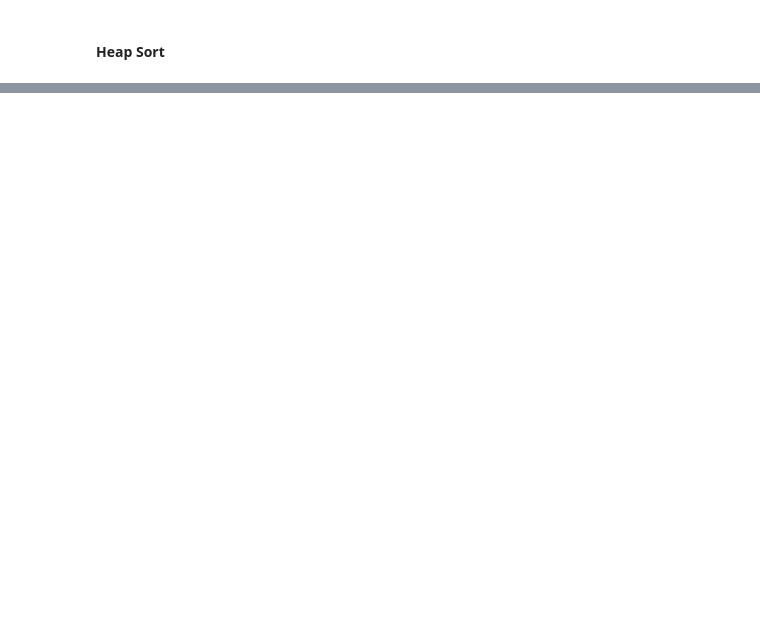
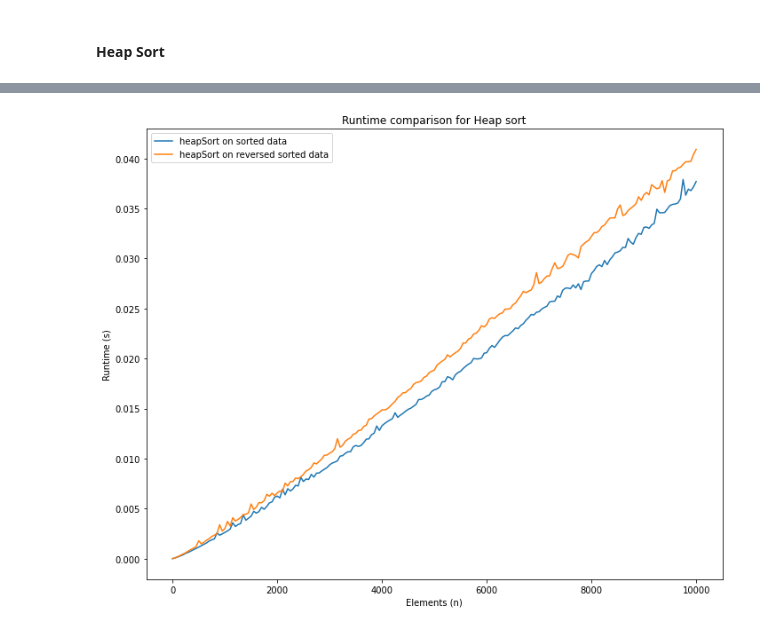
Before and after one commit to nickbar01234/sorting-algorithms, a Jupyter notebook: sorting.ipynb, the cells around one changed output, grey strips where cells are left out. Cells and saved outputs as stored; diff of their text form; code cells hidden in the pictures; blank space fills up the shorter version.

```diff
--- a/sorting.ipynb
+++ b/sorting.ipynb
@@ -80,0 +113,27 @@ for i in range(1000):
+# %%
+sorted_heap = []
+for i in range(0, 10001, 50):
+    comparisons.heapSort(numbers = list(range(i)))
+    sorted_heap.append(comparisons.runtime["heapSort"][-1])
+
+comparisons.runtime = {}
+# %%
+reversed_heap = []
+for i in range(0, 10001, 50):
+    comparisons.heapSort(numbers = list(reversed(range(i))))
+    reversed_heap.append(comparisons.runtime["heapSort"][-1])
+
+comparisons.runtime = {}
+# %%
+fig, ax = plt.subplots(figsize = (10, 8))
+
+for label, data in zip(["heapSort on sorted data", "heapSort on reversed sorted data"], [sorted_heap, reversed_heap]):
+    ax.plot(list(range(0, 10001, 50)), data, label = label)
+
+ax.set(title = "Runtime comparison for Heap sort", xlabel = "Elements (n)", ylabel = "Runtime (s)")
+ax.legend(loc = "best")
+plt.tight_layout()
+plt.show()
+fig.savefig("graphs/heap_comparison")
+# %% [output]
+[figure, added]
```
Also changed, not shown: parts of 38 cells of this notebook, 15 other files.
